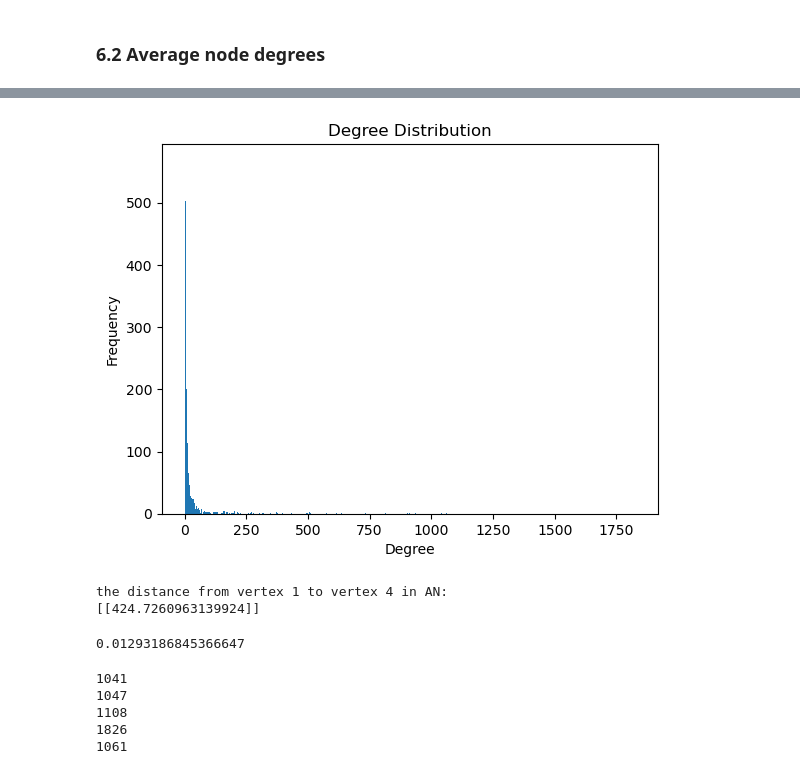
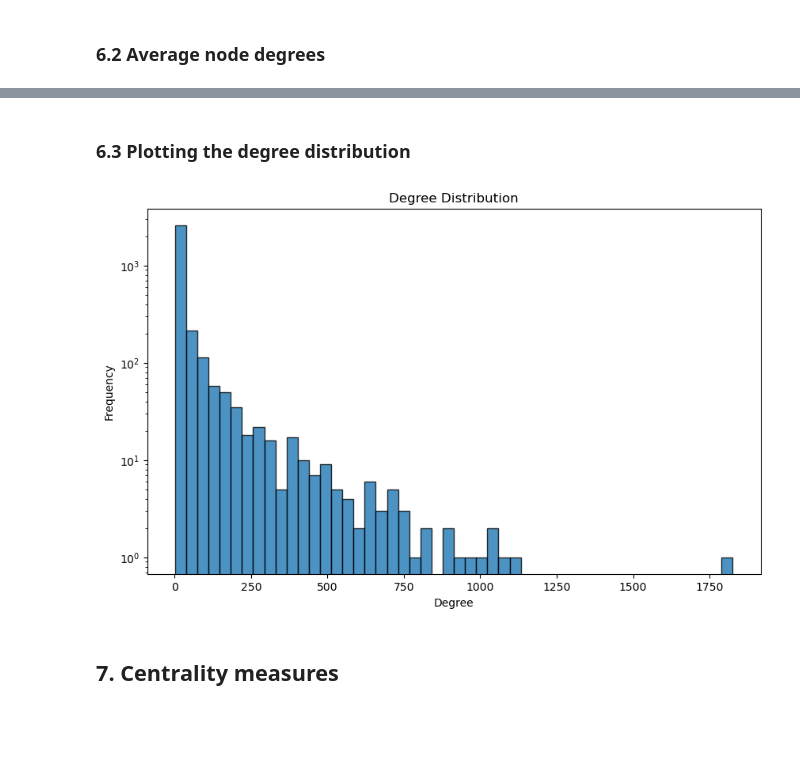
Before and after one commit to dlleonardo/openflights-airport-network-analysis, a Jupyter notebook: main.ipynb, the cells around one changed output, grey strips where cells are left out. Cells and saved outputs as stored; diff of their text form; code cells hidden in the pictures; blank space fills up the shorter version.

```diff
--- a/main.ipynb
+++ b/main.ipynb
@@ -164,9 +164,9 @@ plt.show()
 # %% [markdown]
 ### 6.1 Maximum node degrees
 # %%
-AN_degree = AN.degree()
+AN_degrees = AN.degree()
 
-max_degree = max(AN_degree)
+max_degree = max(AN_degrees)
 
 print(f'The maximum node degree is: {max_degree}')
 # %% [output]
@@ -182,34 +182,19 @@ The average node degree is: 41.550093341630365
+# %% [markdown]
+### 6.3 Plotting the degree distribution
 # %%
 # Create a histogram of the degree distribution
-hist, bin_edges = np.histogram(AN_degree, bins=range(max(AN_degree) + 2))
-
 # Plot the degree distribution
-plt.bar(bin_edges[:-1], hist, width=1, align='center')
+plt.figure(figsize=(10,6))
+plt.hist(AN_degree, bins=50, edgecolor='black', alpha=0.8)
 plt.xlabel('Degree')
 plt.ylabel('Frequency')
 plt.title('Degree Distribution')
+
+ax = plt.gca()       # get current axes
+ax.set_yscale('log') # set logarithmic scale
+
 plt.show()
 # %% [output]
-[figure, old version]
+[figure, new version]
-# %%
-# Shortest path
-print('the distance from vertex 1 to vertex 4 in AN:')
-print(AN.distances(source=0, target=4, weights='distance'))
-# %% [output]
-the distance from vertex 1 to vertex 4 in AN:
-[[424.7260963139924]]
-# %%
-AN.density()
-# %% [output]
-0.01293186845366647
-# %%
-deg = AN.degree()
-for d in deg:
-    if d > 1000:
-        print(d)
-# %% [output]
-1041
-1047
-1108
-1826
-1061
+# %% [markdown]
+## 7. Centrality measures
```
Also changed, not shown: parts of 26 cells of this notebook.
